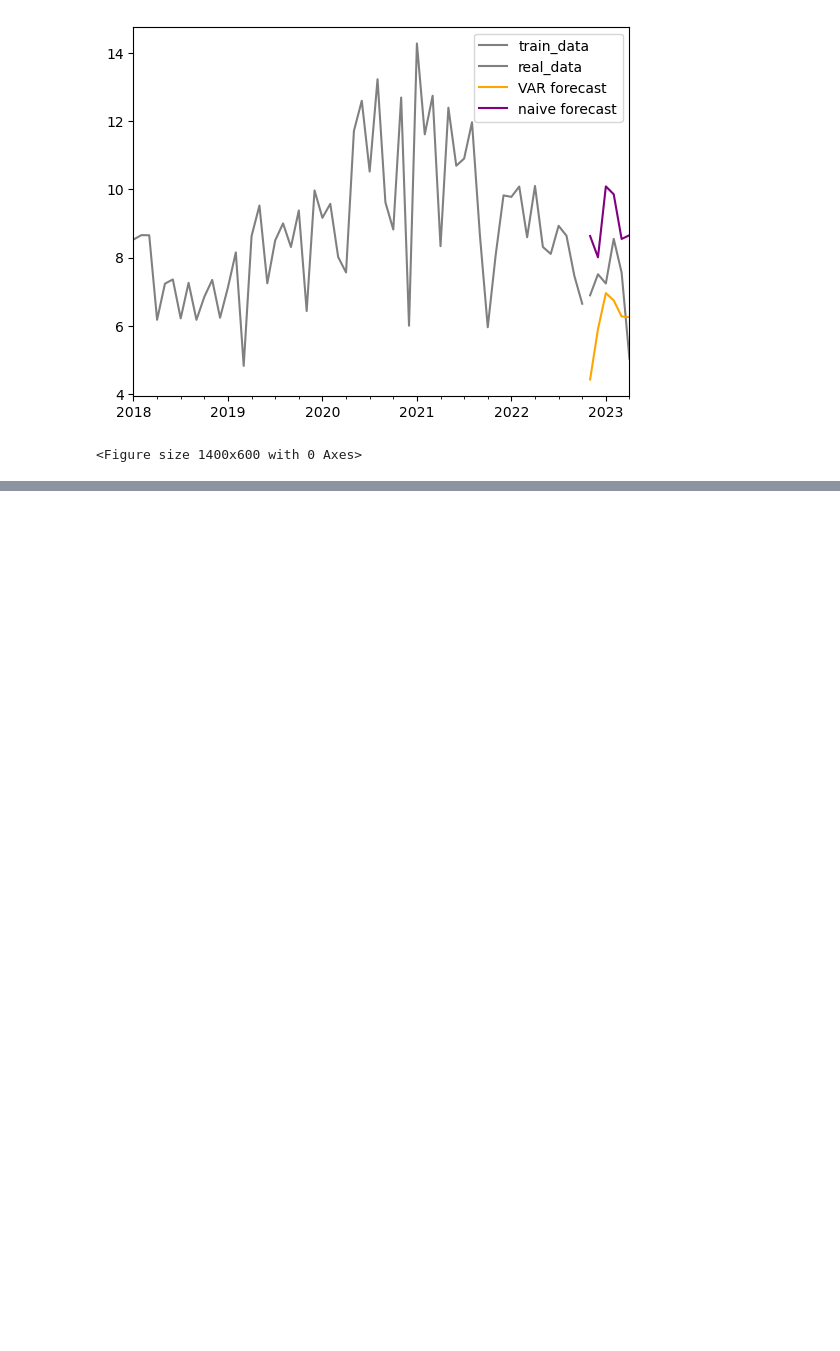
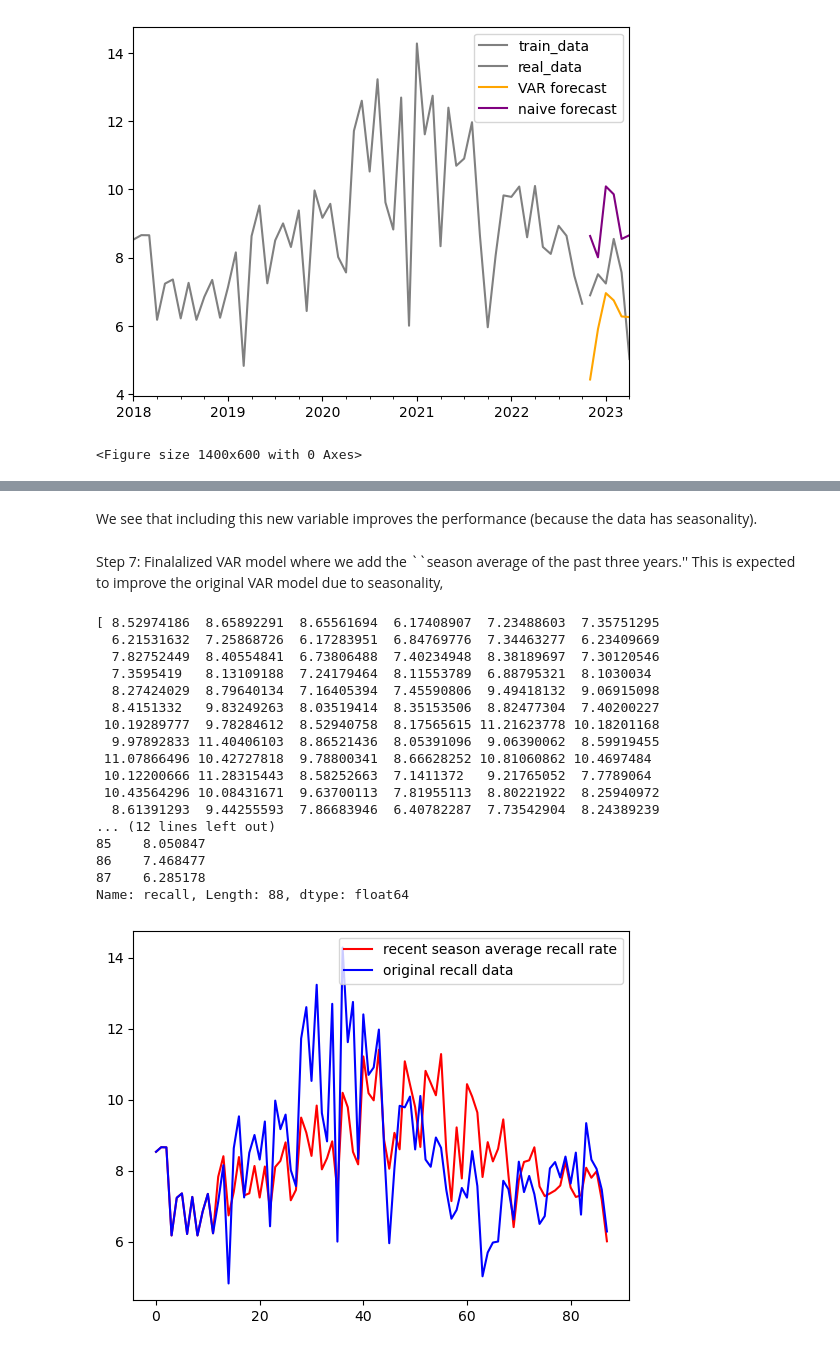
Before and after one commit to YucongLei-0503/Total-Recalls, a Jupyter notebook: recall_outbreak_inference.ipynb, the cells around one changed output, grey strips where cells are left out. Saved outputs shown, nothing was run; the diff lists cells and outputs as text; code cells hidden in the pictures; blank space fills up the shorter version.

```diff
--- a/recall_outbreak_inference.ipynb
+++ b/recall_outbreak_inference.ipynb
@@ -479,0 +630,4 @@ mse_VAR
+# %% [markdown]
+We see that including this new variable improves the performance (because the data has seasonality).
+# %% [markdown]
+Step 7: Finalalized VAR model where we add the ``season average of the past three years.'' This is expected to improve the original VAR model due to seasonality,
@@ -479,0 +640,32 @@ mse_VAR
+# %%
+recent_avg_recall_array = np.zeros(len(combined_data)) # this will be the ``recent season average of recall percentage''
+for i in range(len(combined_data)):
+    indices = [i - 12 * j for j in range(3) if i - 12 * j >= 0]
+    recall_values = combined_data.loc[indices, 'recall']
+    recent_avg_recall_array[i] = recall_values.mean() if not recall_values.empty else 0
+
+plt.plot(recent_avg_recall_array,color='red',label='recent season average recall rate')
+plt.plot(combined_data['recall'],color='blue',label='original recall data')
+plt.legend()
+print(recent_avg_recall_array)
+print()
+print(combined_data['recall'])
+# %% [output]
+[ 8.52974186  8.65892291  8.65561694  6.17408907  7.23488603  7.35751295
+  6.21531632  7.25868726  6.17283951  6.84769776  7.34463277  6.23409669
+  7.82752449  8.40554841  6.73806488  7.40234948  8.38189697  7.30120546
+  7.3595419   8.13109188  7.24179464  8.11553789  6.88795321  8.1030034
+  8.27424029  8.79640134  7.16405394  7.45590806  9.49418132  9.06915098
+  8.4151332   9.83249263  8.03519414  8.35153506  8.82477304  7.40200227
+ 10.19289777  9.78284612  8.52940758  8.17565615 11.21623778 10.18201168
+  9.97892833 11.40406103  8.86521436  8.05391096  9.06390062  8.59919455
+ 11.07866496 10.42727818  9.78800341  8.66628252 10.81060862 10.4697484
+ 10.12200666 11.28315443  8.58252663  7.1411372   9.21765052  7.7789064
+ 10.43564296 10.08431671  9.63700113  7.81955113  8.80221922  8.25940972
+  8.61391293  9.44255593  7.86683946  6.40782287  7.73542904  8.24389239
+... (12 lines left out)
+85    8.050847
+86    7.468477
+87    6.285178
+Name: recall, Length: 88, dtype: float64
+[figure, added]
```
Also changed, not shown: parts of 8 cells of this notebook.
